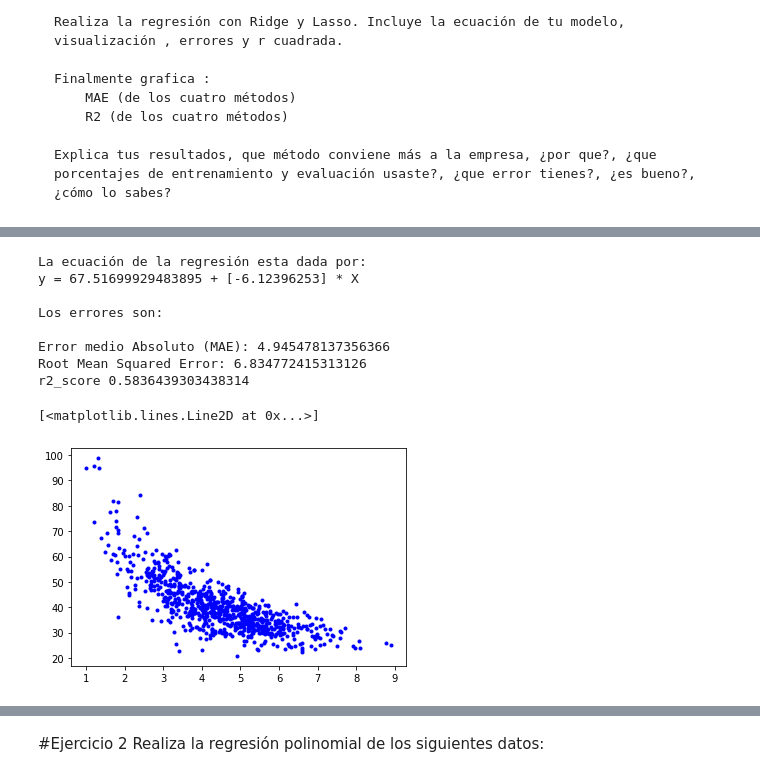
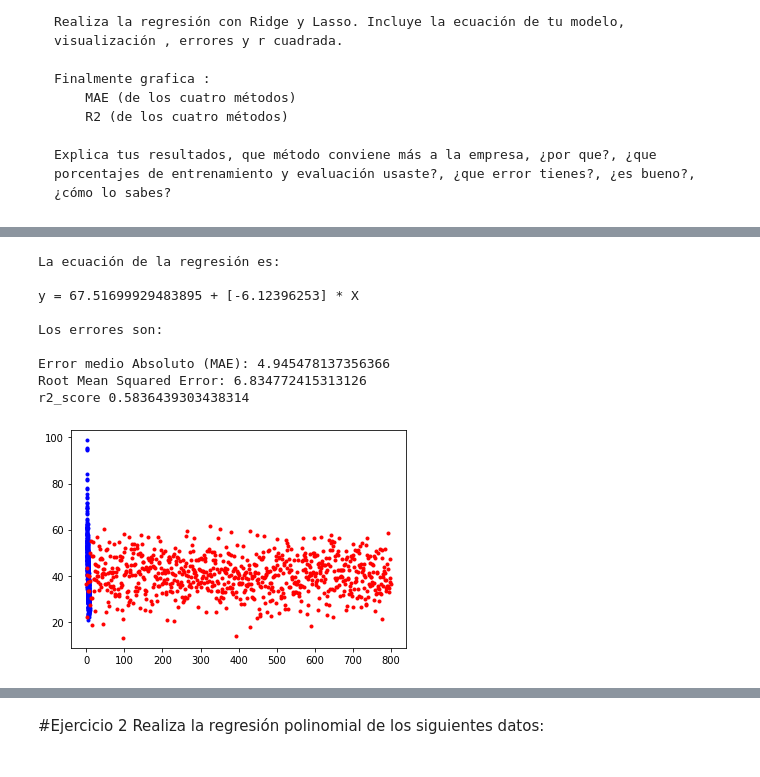
Before and after one commit to PosgradoMNA/actividades-de-aprendizaje-ams182, a Jupyter notebook: TecMty_Regresion_lineal_polinomial_A01104775.ipynb, the cells around one changed output, grey strips where cells are left out. Cells and saved outputs as stored; diff of their text form; code cells hidden in the pictures.

```diff
--- a/TecMty_Regresion_lineal_polinomial_A01104775.ipynb
+++ b/TecMty_Regresion_lineal_polinomial_A01104775.ipynb
@@ -310,35 +311,38 @@ datos de y de prueba: 200
 # Regresión Lineal:
 # Realiza la regresión lineal: modelo generado (ecuación), su visualización, sus errores y r cuadrada.
 
 
 linear_reg = LinearRegression(fit_intercept=True)
 # se ajusta el modelo
 linear_reg.fit(X_train, y_train)
 #se crean los pronosticos
 y_pred = linear_reg.predict(X_train)
 
 #Ecuación:
 coef1 = linear_reg.coef_
 inter =  linear_reg.intercept_
 
-print('\nLa ecuación de la regresión esta dada por: \n' +
+print('\nLa ecuación de la regresión es: \n\n' +
       'y = ' + str(inter) + ' + ' + str(coef1) + ' * X \n')
 
 # metricas de error
 print('Los errores son: \n\nError medio Absoluto (MAE):', metrics.mean_absolute_error(y_train, y_pred))
 print('Root Mean Squared Error:', np.sqrt(metrics.mean_squared_error(y_train, y_pred)))
 print('r2_score',r2_score(y_train, y_pred))
 print('\n')
 plt.plot(X_train,y_train,'b.')
-#plt.plot(y_pred,'r.')
+plt.plot(y_pred,'r.')
+
+maes = maes.append(metrics.mean_absolute_error(y_train, y_pred))
+r2s = r2s.append(r2_score(y_train, y_pred))
 # %% [output]
-La ecuación de la regresión esta dada por:
+La ecuación de la regresión es:
+
 y = 67.51699929483895 + [-6.12396253] * X
 
 Los errores son:
 
 Error medio Absoluto (MAE): 4.945478137356366
 Root Mean Squared Error: 6.834772415313126
 r2_score 0.5836439303438314
-[<matplotlib.lines.Line2D at 0x...>]
-[figure, old version]
+[figure, new version]
```
Also changed, not shown: parts of 10 cells of this notebook.
